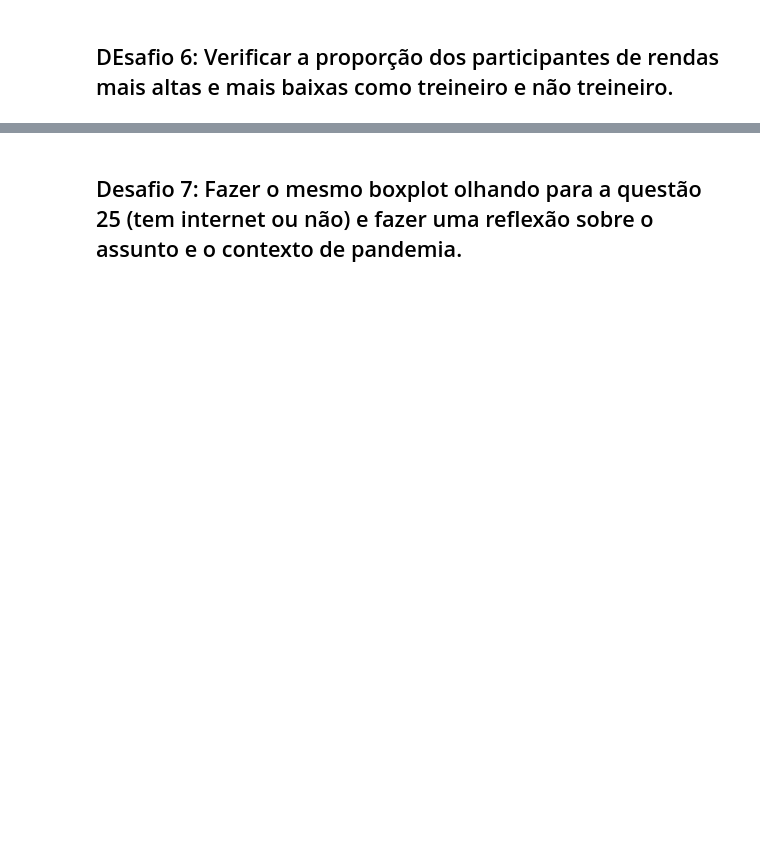
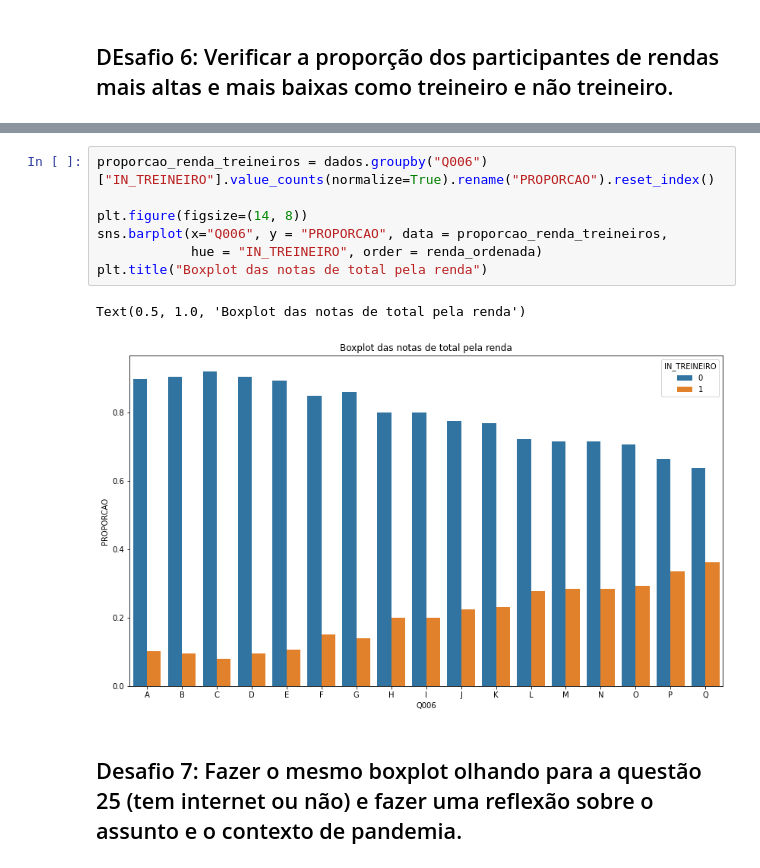
Before and after one commit to gavieira/imersao-dados-2-2020, a Jupyter notebook: Aula02.ipynb, the cells around one changed output, grey strips where cells are left out. Saved outputs shown, nothing was run; the diff lists cells and outputs as text; blank space fills up the shorter version.

```diff
--- a/Aula02.ipynb
+++ b/Aula02.ipynb
@@ -195,2 +409,12 @@ def plot_seaborn_boxplot():
+# %%
+proporcao_renda_treineiros = dados.groupby("Q006")["IN_TREINEIRO"].value_counts(normalize=True).rename("PROPORCAO").reset_index()
+
+plt.figure(figsize=(14, 8))
+sns.barplot(x="Q006", y = "PROPORCAO", data = proporcao_renda_treineiros,
+            hue = "IN_TREINEIRO", order = renda_ordenada)
+plt.title("Boxplot das notas de total pela renda")
+# %% [output]
+Text(0.5, 1.0, 'Boxplot das notas de total pela renda')
+[figure, added]
 # %% [markdown]
 ## Desafio 7: Fazer o mesmo boxplot olhando para a questão 25 (tem internet ou não) e fazer uma reflexão sobre o assunto e o contexto de pandemia.
```
Also changed, not shown: parts of 36 cells of this notebook.
